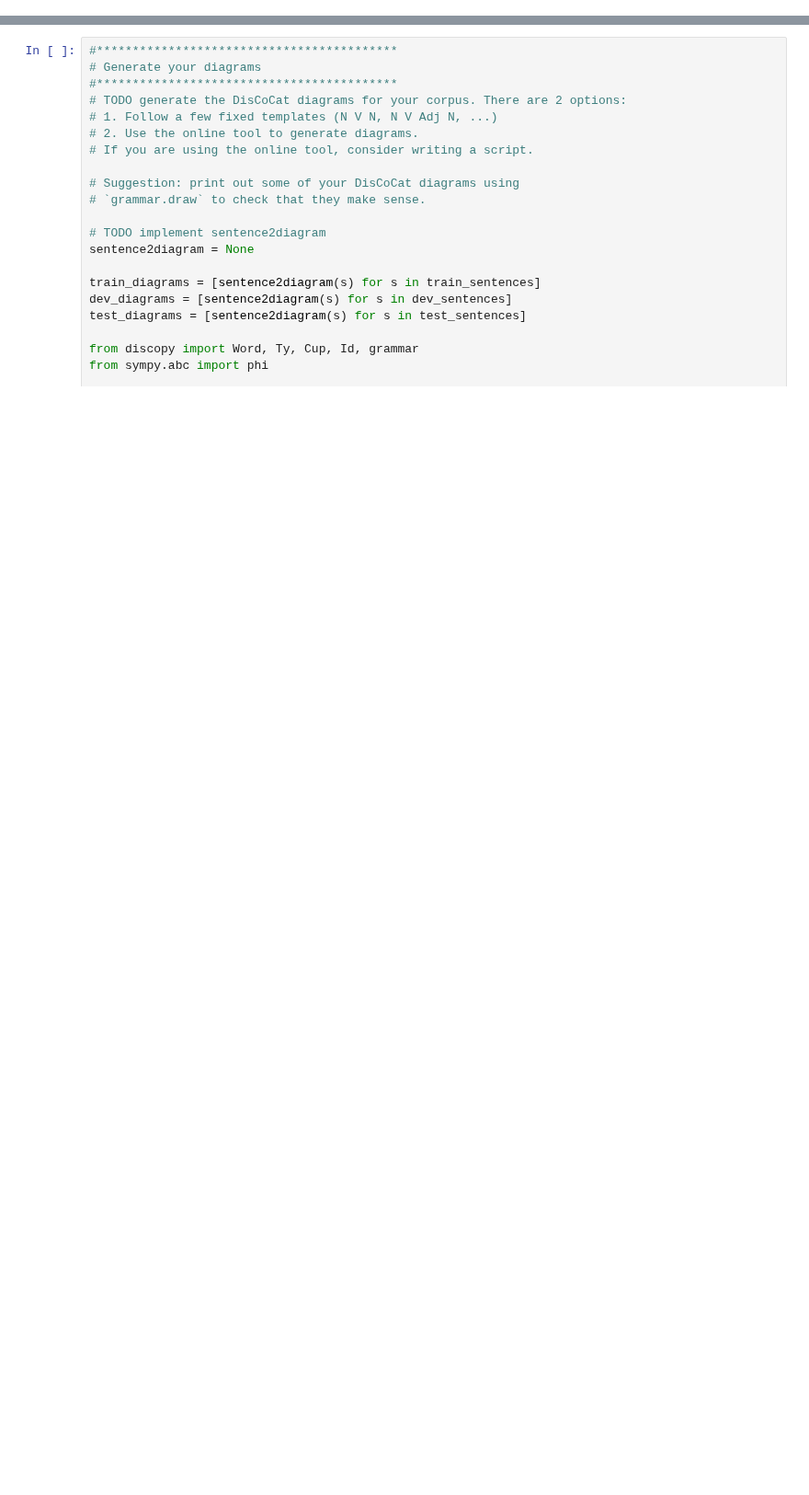
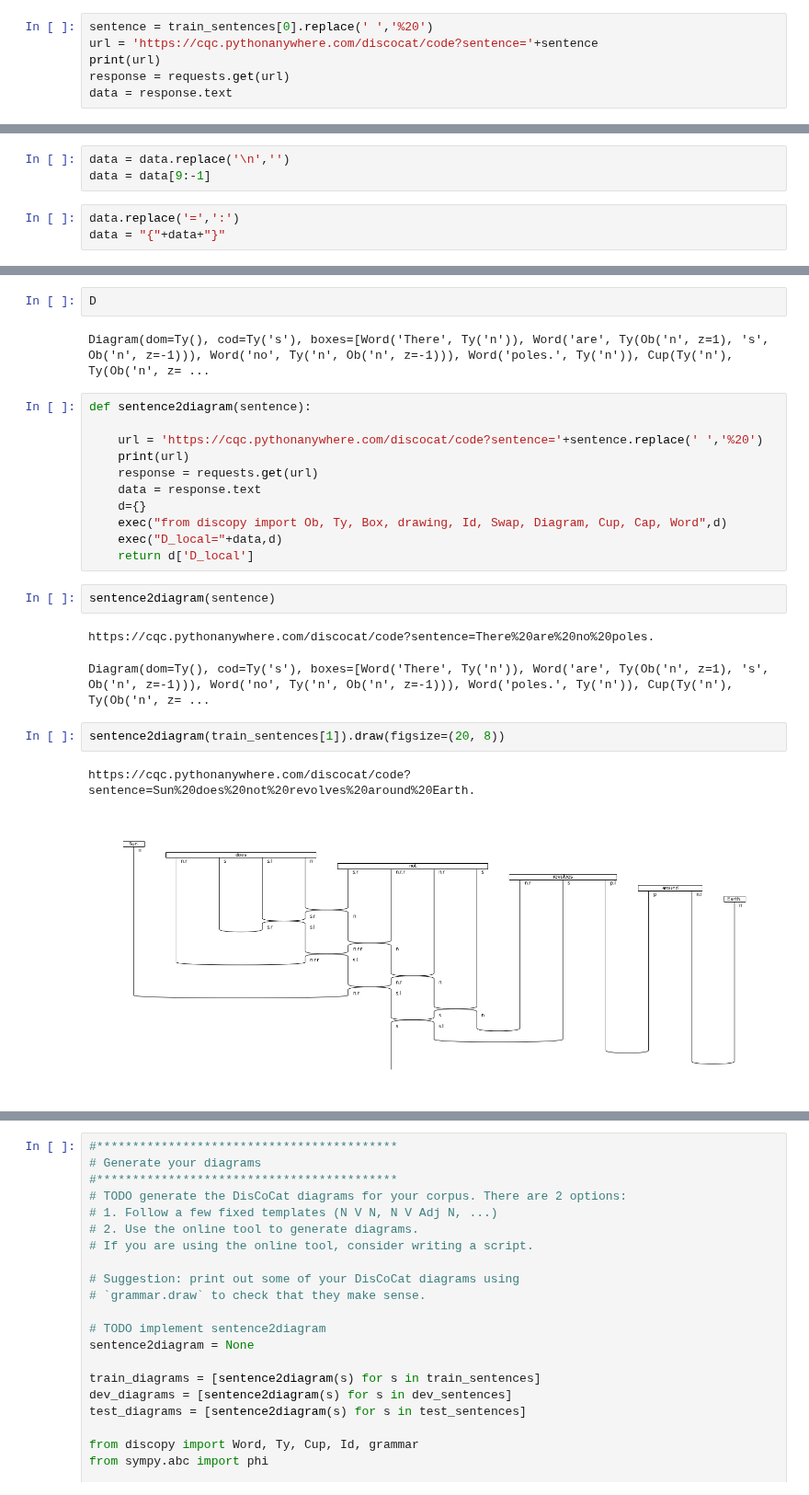
Before and after one commit to CDL-Quantum/CohortProject_2021, a Jupyter notebook: Week4_NLP/notebook.ipynb, the cells around one changed output, grey strips where cells are left out. Shown at 92% size. Saved outputs shown, nothing was run; the diff lists cells and outputs as text; blank space fills up the shorter version.

```diff
--- a/Week4_NLP/notebook.ipynb
+++ b/Week4_NLP/notebook.ipynb
@@ -29,0 +89,6 @@ test_labels = np.array(test_labels)
+# %%
+sentence = train_sentences[0].replace(' ','%20')
+url = 'https://cqc.pythonanywhere.com/discocat/code?sentence='+sentence
+print(url)
+response = requests.get(url)
+data = response.text
@@ -29,0 +97,6 @@ test_labels = np.array(test_labels)
+# %%
+data = data.replace('\n','')
+data = data[9:-1]
+# %%
+data.replace('=',':')
+data = "{"+data+"}"
@@ -29,0 +113,25 @@ test_labels = np.array(test_labels)
+# %%
+D
+# %% [output]
+Diagram(dom=Ty(), cod=Ty('s'), boxes=[Word('There', Ty('n')), Word('are', Ty(Ob('n', z=1), 's', Ob('n', z=-1))), Word('no', Ty('n', Ob('n', z=-1))), Word('poles.', Ty('n')), Cup(Ty('n'), Ty(Ob('n', z= ...
+# %%
+def sentence2diagram(sentence):
+
+    url = 'https://cqc.pythonanywhere.com/discocat/code?sentence='+sentence.replace(' ','%20')
+    print(url)
+    response = requests.get(url)
+    data = response.text
+    d={}
+    exec("from discopy import Ob, Ty, Box, drawing, Id, Swap, Diagram, Cup, Cap, Word",d)
+    exec("D_local="+data,d)
+    return d['D_local']
+# %%
+sentence2diagram(sentence)
+# %% [output]
+https://cqc.pythonanywhere.com/discocat/code?sentence=There%20are%20no%20poles.
+Diagram(dom=Ty(), cod=Ty('s'), boxes=[Word('There', Ty('n')), Word('are', Ty(Ob('n', z=1), 's', Ob('n', z=-1))), Word('no', Ty('n', Ob('n', z=-1))), Word('poles.', Ty('n')), Cup(Ty('n'), Ty(Ob('n', z= ...
+# %%
+sentence2diagram(train_sentences[1]).draw(figsize=(20, 8))
+# %% [output]
+https://cqc.pythonanywhere.com/discocat/code?sentence=Sun%20does%20not%20revolves%20around%20Earth.
+[figure, added]
```
Also changed, not shown: parts of 27 cells of this notebook, 20 other files.
